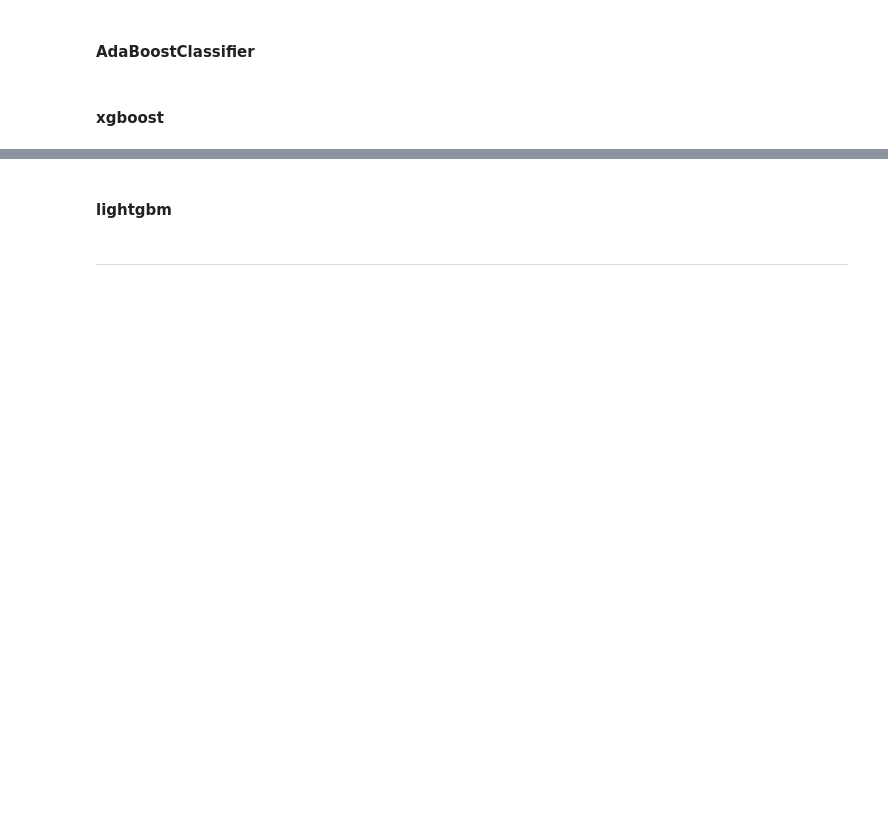
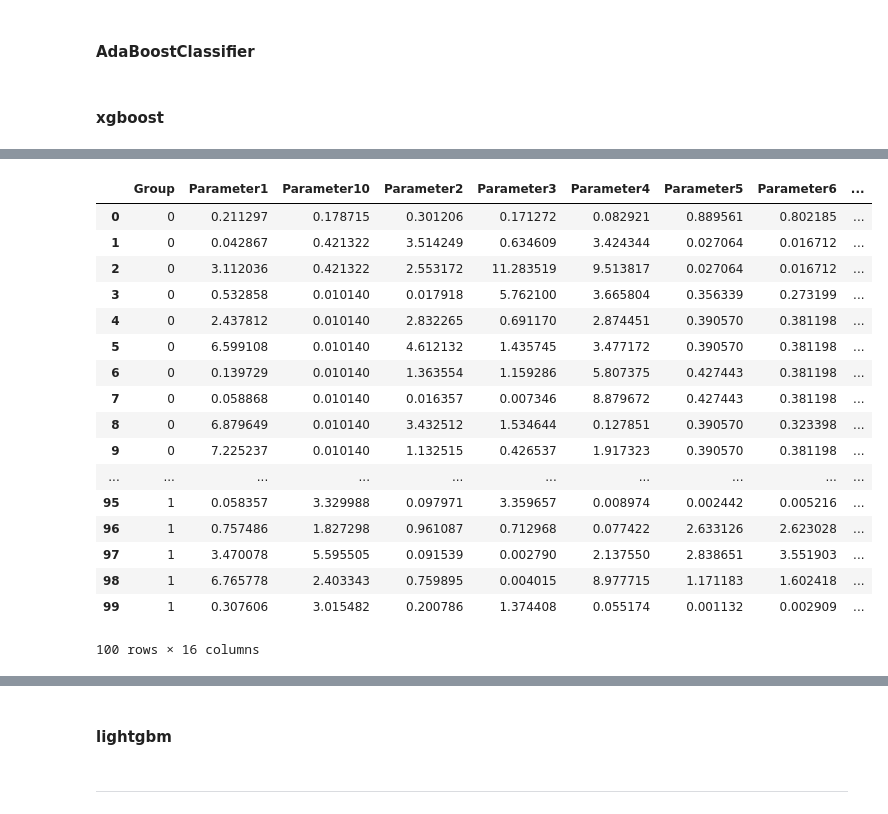
Before and after one commit to wjq8421/MLNote, a Jupyter notebook: 人工智能课程/DF/Untitled.ipynb, the cells around one changed output, grey strips where cells are left out. Saved outputs shown, nothing was run; the diff lists cells and outputs as text; code cells hidden in the pictures; blank space fills up the shorter version.

```diff
--- a/人工智能课程/DF/Untitled.ipynb
+++ b/人工智能课程/DF/Untitled.ipynb
@@ -195,7 +221,7 @@ full2.head()
 full2 = VarianceThreshold(threshold=1.).fit_transform(full2)
 # %%
 trainX = full2[:train.shape[0]]
-trainY = train.Quality_label
+trainY = train.label
 testX = full2[:test.shape[0]:]
 
 print('shape of trainX:', trainX.shape)
@@ -292,0 +307,3 @@ xgbc.feature_importances_
+# %%
+proba = xgbc.predict_proba(testX)
+proba
@@ -292,0 +318,27 @@ xgbc.feature_importances_
+# %%
+test['pred'] = predY
+test['Prob_Excellent'] = 0.0
+test['Prob_Good'] = 0.0
+test['Prob_Pass'] = 0.0
+test['Prob_Fail'] = 0.0
+test[['Prob_Excellent', 'Prob_Good', 'Prob_Pass', 'Prob_Fail']] = proba
+test.head(100)
+# %% [output]
+|  | Group | Parameter1 | Parameter10 | Parameter2 | Parameter3 | Parameter4 | Parameter5 | Parameter6 | ... |
+| 0 | 0 | 0.211297 | 0.178715 | 0.301206 | 0.171272 | 0.082921 | 0.889561 | 0.802185 | ... |
+| 1 | 0 | 0.042867 | 0.421322 | 3.514249 | 0.634609 | 3.424344 | 0.027064 | 0.016712 | ... |
+| 2 | 0 | 3.112036 | 0.421322 | 2.553172 | 11.283519 | 9.513817 | 0.027064 | 0.016712 | ... |
+| 3 | 0 | 0.532858 | 0.010140 | 0.017918 | 5.762100 | 3.665804 | 0.356339 | 0.273199 | ... |
+| 4 | 0 | 2.437812 | 0.010140 | 2.832265 | 0.691170 | 2.874451 | 0.390570 | 0.381198 | ... |
+| 5 | 0 | 6.599108 | 0.010140 | 4.612132 | 1.435745 | 3.477172 | 0.390570 | 0.381198 | ... |
+| 6 | 0 | 0.139729 | 0.010140 | 1.363554 | 1.159286 | 5.807375 | 0.427443 | 0.381198 | ... |
+| 7 | 0 | 0.058868 | 0.010140 | 0.016357 | 0.007346 | 8.879672 | 0.427443 | 0.381198 | ... |
+| 8 | 0 | 6.879649 | 0.010140 | 3.432512 | 1.534644 | 0.127851 | 0.390570 | 0.323398 | ... |
+| 9 | 0 | 7.225237 | 0.010140 | 1.132515 | 0.426537 | 1.917323 | 0.390570 | 0.381198 | ... |
+| ... | ... | ... | ... | ... | ... | ... | ... | ... | ... |
+| 95 | 1 | 0.058357 | 3.329988 | 0.097971 | 3.359657 | 0.008974 | 0.002442 | 0.005216 | ... |
+| 96 | 1 | 0.757486 | 1.827298 | 0.961087 | 0.712968 | 0.077422 | 2.633126 | 2.623028 | ... |
+| 97 | 1 | 3.470078 | 5.595505 | 0.091539 | 0.002790 | 2.137550 | 2.838651 | 3.551903 | ... |
+| 98 | 1 | 6.765778 | 2.403343 | 0.759895 | 0.004015 | 8.977715 | 1.171183 | 1.602418 | ... |
+| 99 | 1 | 0.307606 | 3.015482 | 0.200786 | 1.374408 | 0.055174 | 0.001132 | 0.002909 | ... |
+100 rows × 16 columns
```
Also changed, not shown: parts of 33 cells of this notebook, 29 other files.
